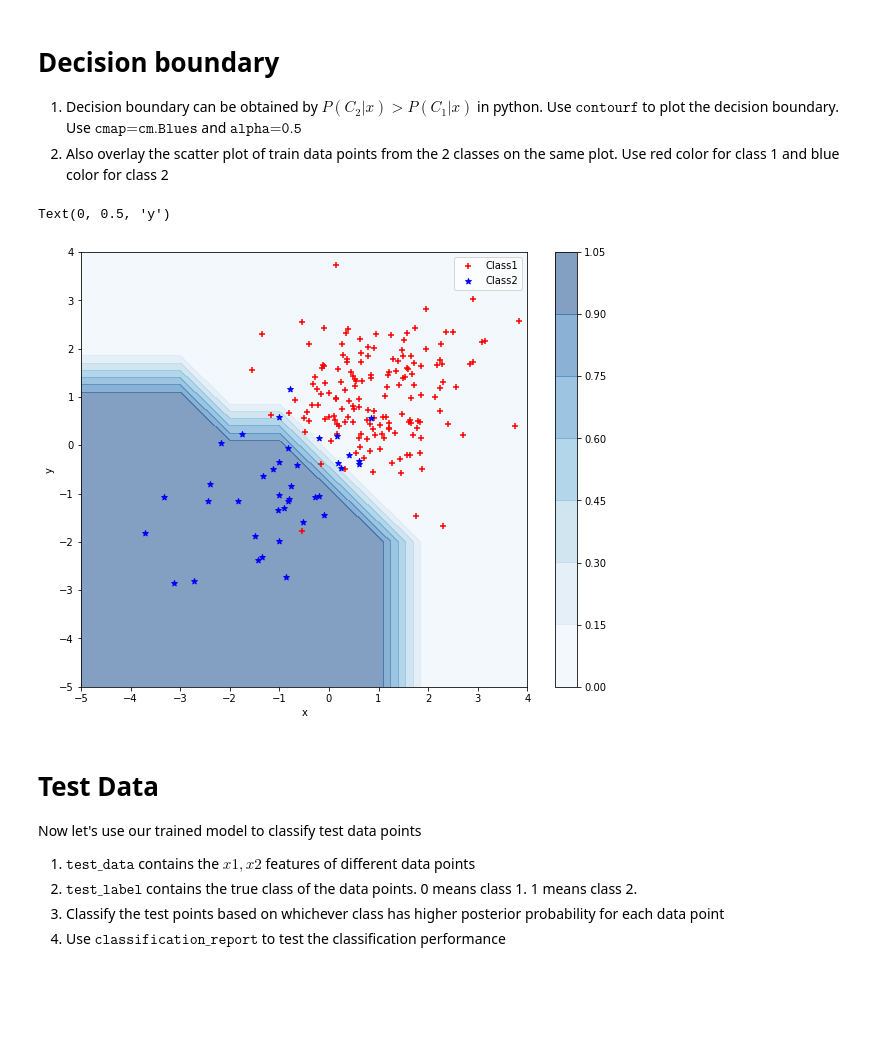
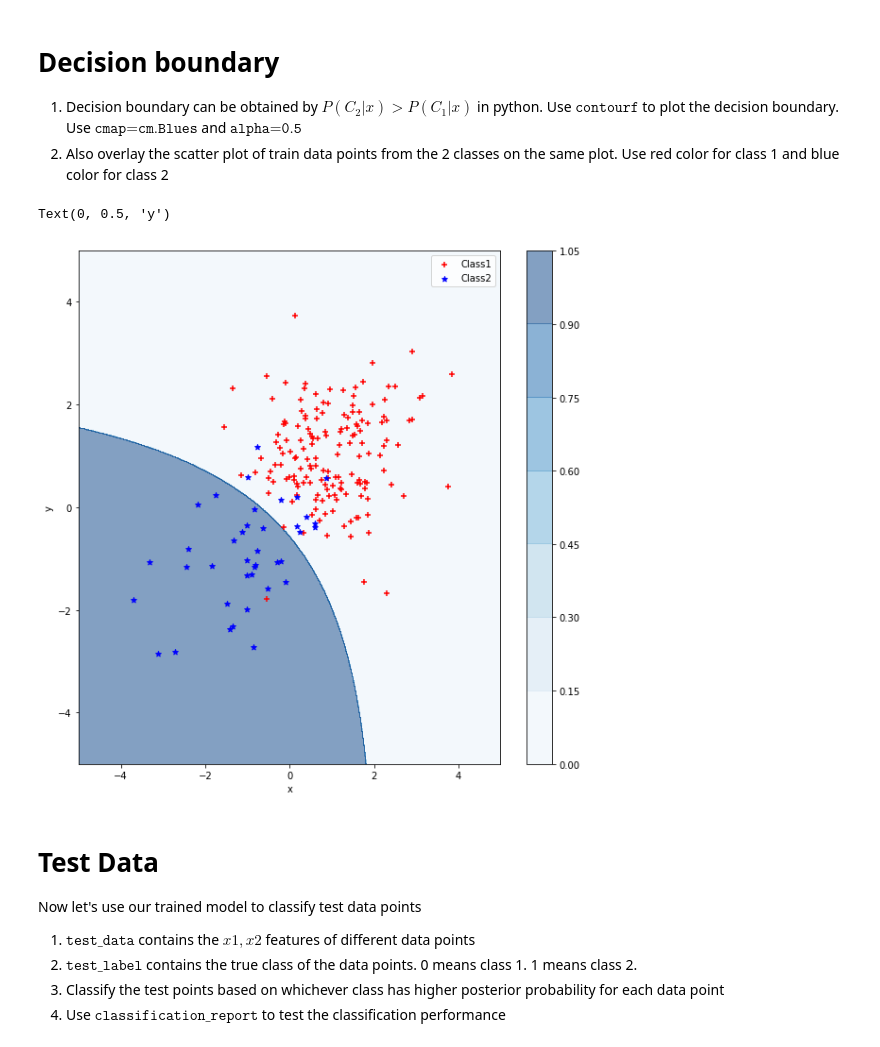
Before and after one commit to aveshag/SHALA2020, a Jupyter notebook: Assignment_ML3.ipynb, the cells around one changed output. Cells and saved outputs as stored; diff of their text form; code cells hidden in the pictures; blank space fills up the shorter version.

```diff
--- a/Assignment_ML3.ipynb
+++ b/Assignment_ML3.ipynb
@@ -122,7 +122,7 @@ Use the prior and the likelihood you've computed to obtain the posterior distrib
 
 Like in the case of the likelihood above, make same similar surface and contour plots for the posterior.
 # %%
-x, y = np.mgrid[-5:5:1, -5:5:1]
+x, y = np.mgrid[-5:5:.01, -5:5:.01]
 pdf_c1 = multivariate_normal(mean = mean_c1, cov = cov_c1)
 pdf_c2 = multivariate_normal(mean = mean_c2, cov = cov_c2)
 
@@ -137,7 +137,7 @@ evidence = likelihood_c1 * prior_c1 + likelihood_c2 * prior_c2
 posterior_c1 = (likelihood_c1 * prior_c1) / evidence
 posterior_c2 = (likelihood_c2 * prior_c2) / evidence
 
-fig = plt.figure(figsize=(18,10))
+fig = plt.figure(figsize=(20,10))
 ax = fig.add_subplot(121, projection='3d')
 ax.plot_surface(x,y,posterior_c1, cmap=cm.Reds, alpha = 0.5)
 ax.plot_surface(x,y,posterior_c2, cmap=cm.Blues, alpha = 0.5)
@@ -161,17 +161,17 @@ Text(0, 0.5, 'y')
 # %%
 decision = posterior_c2 > posterior_c1
 
-plt.figure(figsize = (10,8))
+plt.figure(figsize = (10,10))
 plt.contourf(x, y, decision, cmap=cm.Blues, alpha = 0.5)
 plt.colorbar()
 plt.scatter(class1_train[:,0], class1_train[:,1], c = 'r', marker = '+', label = 'Class1')
 plt.scatter(class2_train[:,0], class2_train[:,1], c = 'b', marker = '*', label = 'Class2')
 plt.legend()
 plt.xlabel('x')
 plt.ylabel('y')
 # %% [output]
 Text(0, 0.5, 'y')
-[figure, old version]
+[figure, new version]
 # %% [markdown]
 # Test Data
 Now let's use our trained model to classify test data points
```
Also changed, not shown: parts of 1 cell of this notebook.
